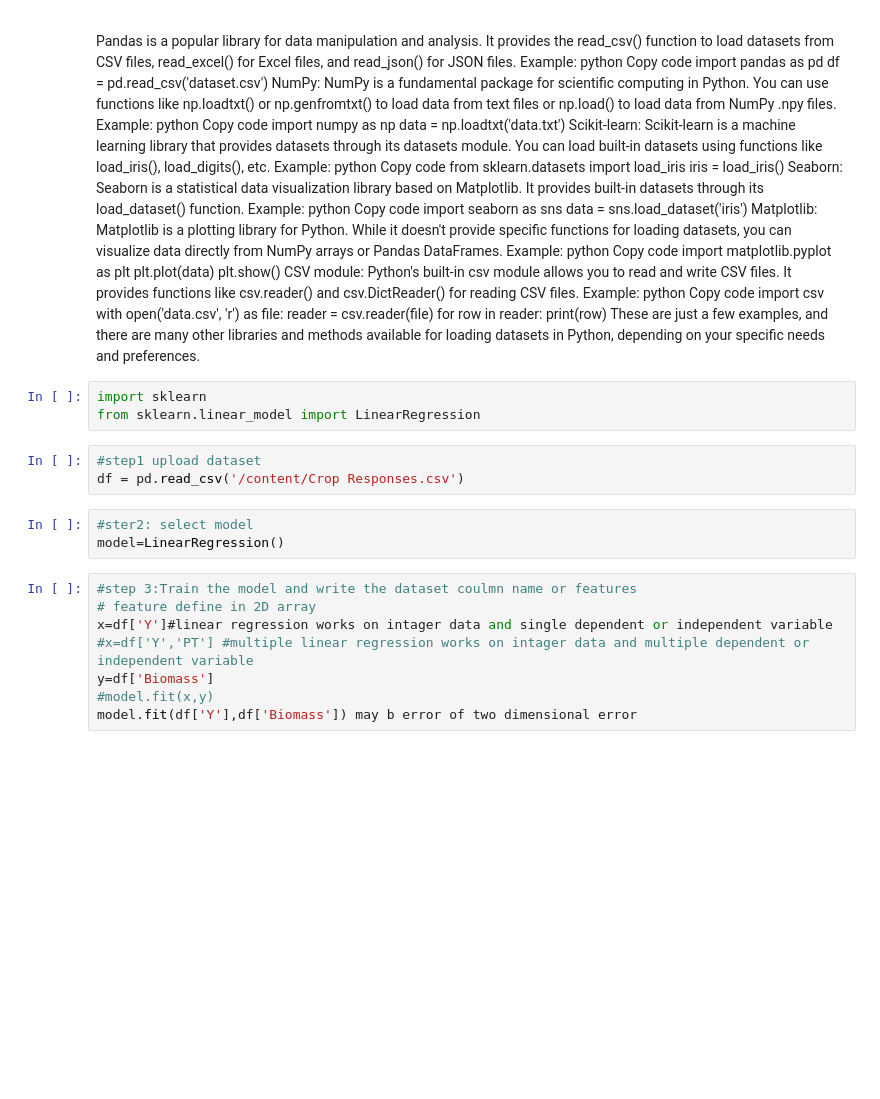
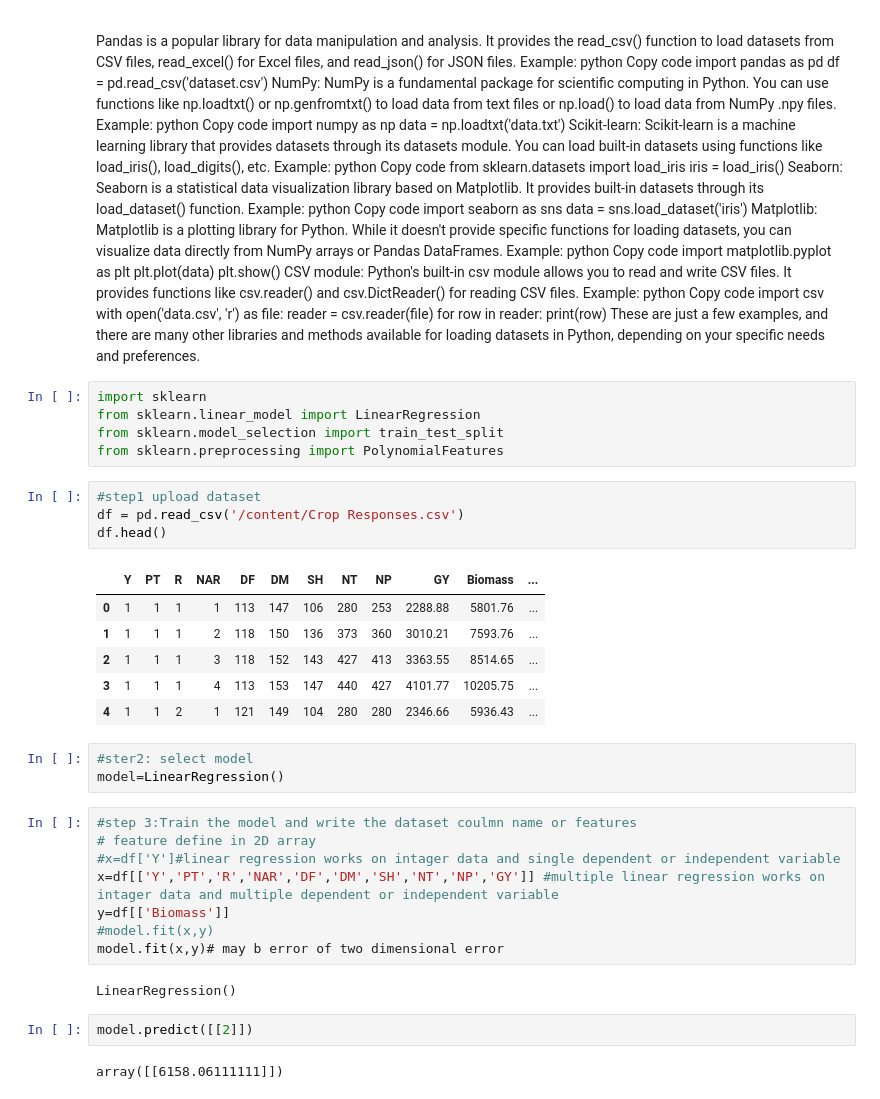
Before and after one commit to hamzagulshad/Regression, a Jupyter notebook: polynomialdegree.ipynb, the cells around one changed output. Drawn from its saved outputs; the diff is of its cells as text; blank space fills up the shorter version.

```diff
--- a/polynomialdegree.ipynb
+++ b/polynomialdegree.ipynb
@@ -127,17 +129,33 @@ These are just a few examples, and there are many other libraries and methods av
 # %%
 import sklearn
 from sklearn.linear_model import LinearRegression
+from sklearn.model_selection import train_test_split
+from sklearn.preprocessing import PolynomialFeatures
 # %%
 #step1 upload dataset
 df = pd.read_csv('/content/Crop Responses.csv')
+df.head()
+# %% [output]
+|  | Y | PT | R | NAR | DF | DM | SH | NT | NP | GY | Biomass | ... |
+| 0 | 1 | 1 | 1 | 1 | 113 | 147 | 106 | 280 | 253 | 2288.88 | 5801.76 | ... |
+| 1 | 1 | 1 | 1 | 2 | 118 | 150 | 136 | 373 | 360 | 3010.21 | 7593.76 | ... |
+| 2 | 1 | 1 | 1 | 3 | 118 | 152 | 143 | 427 | 413 | 3363.55 | 8514.65 | ... |
+| 3 | 1 | 1 | 1 | 4 | 113 | 153 | 147 | 440 | 427 | 4101.77 | 10205.75 | ... |
+| 4 | 1 | 1 | 2 | 1 | 121 | 149 | 104 | 280 | 280 | 2346.66 | 5936.43 | ... |
 # %%
 #ster2: select model
 model=LinearRegression()
 # %%
 #step 3:Train the model and write the dataset coulmn name or features
 # feature define in 2D array
-x=df['Y']#linear regression works on intager data and single dependent or independent variable
-#x=df['Y','PT'] #multiple linear regression works on intager data and multiple dependent or independent variable
-y=df['Biomass']
+#x=df['Y']#linear regression works on intager data and single dependent or independent variable
+x=df[['Y','PT','R','NAR','DF','DM','SH','NT','NP','GY']] #multiple linear regression works on intager data and multiple dependent or independent variable
+y=df[['Biomass']]
 #model.fit(x,y)
-model.fit(df['Y'],df['Biomass']) may b error of two dimensional error
+model.fit(x,y)# may b error of two dimensional error
+# %% [output]
+LinearRegression()
+# %%
+model.predict([[2]])
+# %% [output]
+array([[6158.06111111]])
```
Also changed, not shown: parts of 7 cells of this notebook.
